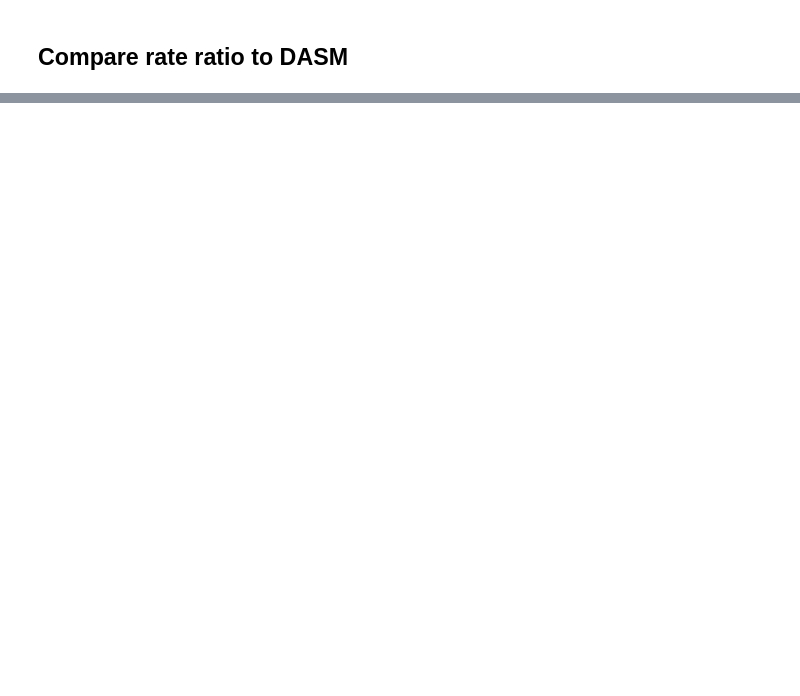
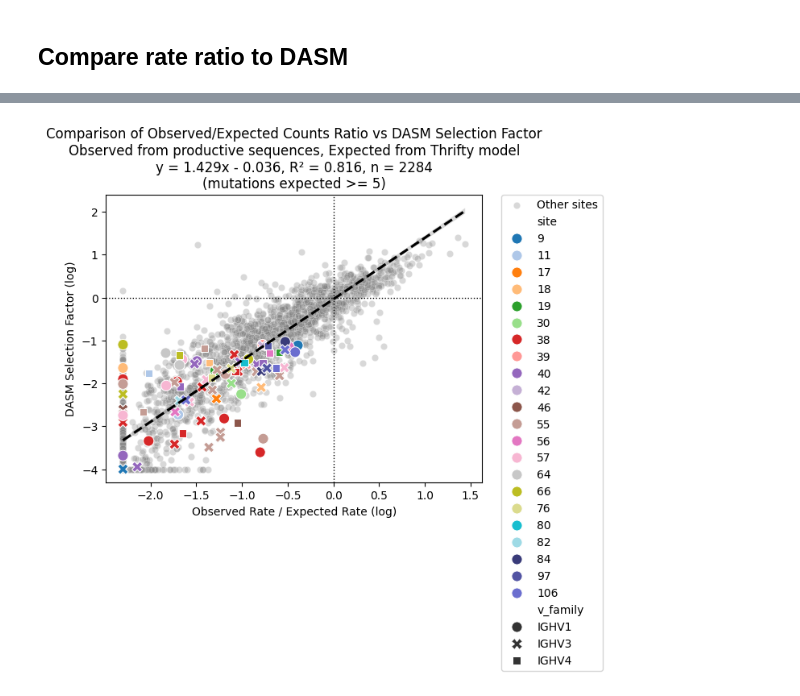
Before and after one commit to matsengrp/dasm-epistasis-experiments, a Jupyter notebook: rates_analysis_productive_w_thrifty.ipynb, the cells around one changed output, grey strips where cells are left out. Saved outputs shown, nothing was run; the diff lists cells and outputs as text; code cells hidden in the pictures; blank space fills up the shorter version.

```diff
--- a/rates_analysis_productive_w_thrifty.ipynb
+++ b/rates_analysis_productive_w_thrifty.ipynb
@@ -1169,0 +1166,77 @@ plt.show()
+# %%
+# show filtered data
+
+compare_dasm_rates = pd.merge(merge_counts, dasm_summarized.rename(columns={'selection_factor_target_aa':'child_aa'}), on=['v_family', 'site', 'parent_aa', 'child_aa'], suffixes=('_rates', '_dasm'))
+compare_dasm_rates['log_selection_factor'] = np.log(compare_dasm_rates['selection_factor'])
+
+# clip very low and very high values
+compare_dasm_rates['log_selection_factor'] = compare_dasm_rates['log_selection_factor'].clip(lower=-4, upper=2)
+compare_dasm_rates['log_ratio'] = compare_dasm_rates['log_ratio'].clip(lower=-4, upper=2)
+
+compare_dasm_rates = compare_dasm_rates[compare_dasm_rates.expected_counts >= 5]
+
+# Calculate regression statistics
+x = compare_dasm_rates['log_ratio']
+y = compare_dasm_rates['log_selection_factor']
+
+# Remove any NaN values for regression calculation
+mask = ~(np.isnan(x) | np.isnan(y))
+x_clean = x[mask]
+y_clean = y[mask]
+
+# Calculate linear regression
+slope, intercept, r_value, p_value, std_err = stats.linregress(x_clean, y_clean)
+r_squared = r_value ** 2
+n = len(x_clean)
+
+
+# Create the plot
+fig, ax = plt.subplots(figsize=(7, 6))
+
+# Plot regular points in blue
+sns.scatterplot(data=compare_dasm_rates,
+                x='log_ratio', y='log_selection_factor',
+                color='grey', alpha=0.3, label='Other sites')
+
+# filter entrenched data
+entrenched_compare_rates_dasm = pd.merge(entrenched_sites_aas.rename(columns={'amino_acid':'parent_aa', 'target_amino_acid':'child_aa'}), compare_dasm_rates, on=['site', 'v_family', 'parent_aa', 'child_aa'], how='inner')
+print(f"Plotting {len(entrenched_compare_rates_dasm)} entrenched points")
+# print which points were not found in the compare_dasm_rates
+not_found = pd.merge(entrenched_sites_aas.rename(columns={'amino_acid':'parent_aa', 'target_amino_acid':'child_aa'}), compare_dasm_rates, on=['site', 'v_family', 'parent_aa', 'child_aa'], how='outer', indicator=True)
+not_found = not_found[not_found['_merge'] == 'left_only']
+if len(not_found) > 0:
+    print("The following entrenched points were not found in the comparison data:")
+    print(not_found[['site', 'v_family', 'parent_aa', 'child_aa']])
+
+# plot entrenched points in color
+entrenched_compare_rates_dasm['site'] = entrenched_compare_rates_dasm['site'].astype(str)
+sns.scatterplot(data=entrenched_compare_rates_dasm,
+                x='log_ratio', y='log_selection_factor',
+                s=90, hue='site', style='v_family', palette=site_color_map)
+
+# Add the regression line
+sns.regplot(data=compare_dasm_rates, x='log_ratio', y='log_selection_factor',
+            scatter=False, line_kws={'linestyle': '--', 'color': 'black'})
+
+ax.axvline(0, color='black', linestyle=':', linewidth=1)
+ax.axhline(0, color='black', linestyle=':', linewidth=1)
+
+# Add legend
+plt.legend()
+plt.legend(bbox_to_anchor=(1.05, 1), loc='upper left', borderaxespad=0.)
+
+plt.xlabel('Observed Rate / Expected Rate (log)')
+plt.ylabel('DASM Selection Factor (log)')
+
+# Format the equation and R² for the title
+if intercept >= 0:
+    equation = f'y = {slope:.3f}x + {intercept:.3f}'
+else:
+    equation = f'y = {slope:.3f}x - {abs(intercept):.3f}'
+
+title = f'Comparison of Observed/Expected Counts Ratio vs DASM Selection Factor\nObserved from productive sequences, Expected from Thrifty model\n{equation}, R² = {r_squared:.3f}, n = {n}\n(mutations expected >= 5)'
+plt.title(title)
+
+plt.tight_layout()
+plt.show()
+# %% [output]
@@ -1169,0 +1260 @@ plt.show()
+[figure, added]
```
Also changed, not shown: parts of 9 cells of this notebook, 1 other file.
